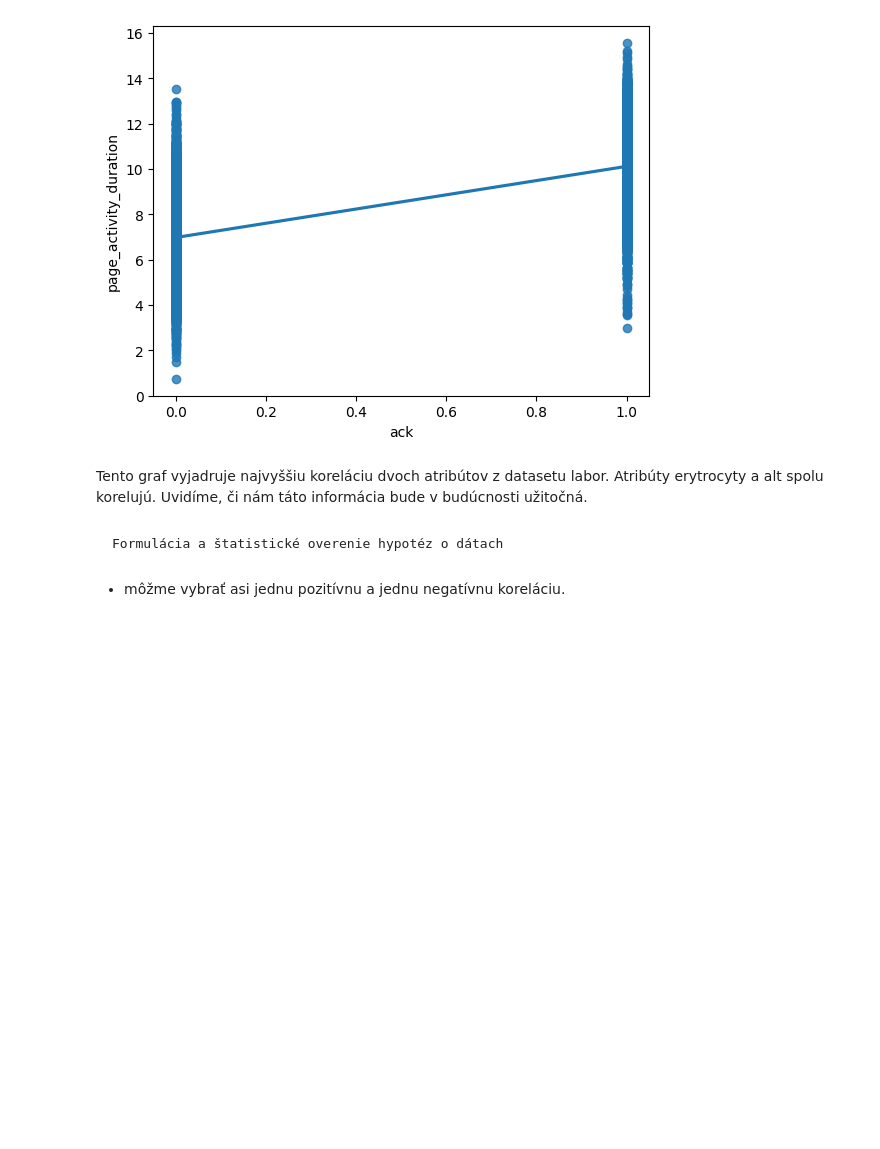
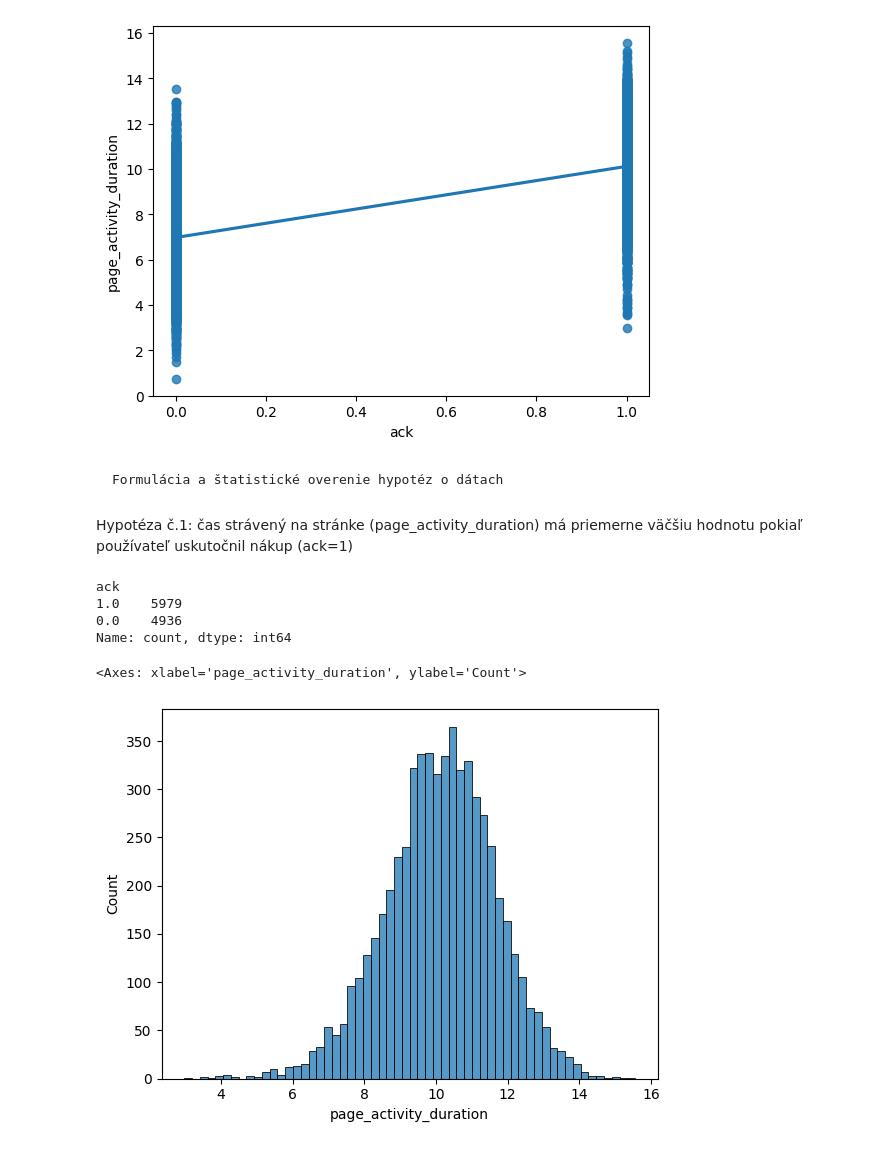
Before and after one commit to LukasLovas/IAU_Project_LL_DL, a Jupyter notebook: zadanie_1_časť.ipynb, the cells around one changed output. Cells and saved outputs as stored; diff of their text form; code cells hidden in the pictures; blank space fills up the shorter version.

```diff
--- a/zadanie_1_časť.ipynb
+++ b/zadanie_1_časť.ipynb
@@ -762,10 +857,21 @@ sns.regplot(x="ack",y="page_activity_duration",data=session)
 # %% [output]
 <Axes: xlabel='ack', ylabel='page_activity_duration'>
 [figure]
-# %% [markdown]
-Tento graf vyjadruje najvyššiu koreláciu dvoch atribútov z datasetu labor. Atribúty erytrocyty a alt spolu korelujú.
-Uvidíme, či nám táto informácia bude v budúcnosti užitočná.
 # %% [markdown]
     Formulácia a štatistické overenie hypotéz o dátach
-# %% [markdown]
-- môžme vybrať asi jednu pozitívnu a jednu negatívnu koreláciu.
+# %% [markdown]
+Hypotéza č.1: čas strávený na stránke (page_activity_duration) má priemerne väčšiu hodnotu pokiaľ používateľ uskutočnil nákup (ack=1)
+# %%
+purchased = session[session["ack"] == 1].page_activity_duration
+not_purchased = session[session["ack"] == 0].page_activity_duration
+session["ack"].value_counts()
+# %% [output]
+ack
+1.0    5979
+0.0    4936
+Name: count, dtype: int64
+# %%
+sns.histplot(purchased)
+# %% [output]
+<Axes: xlabel='page_activity_duration', ylabel='Count'>
+[figure, added]
```
Also changed, not shown: parts of 32 cells of this notebook, 1 other file.
